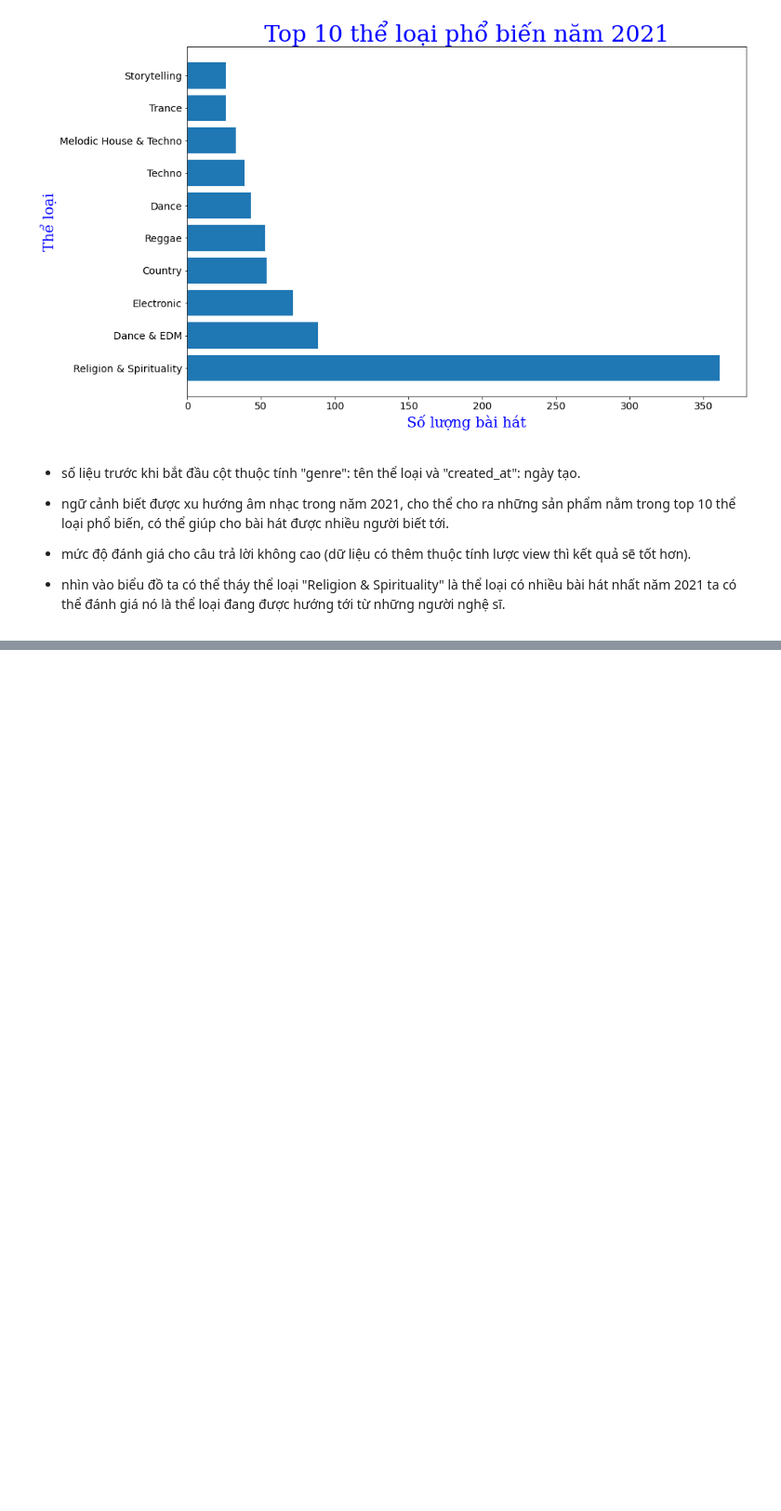
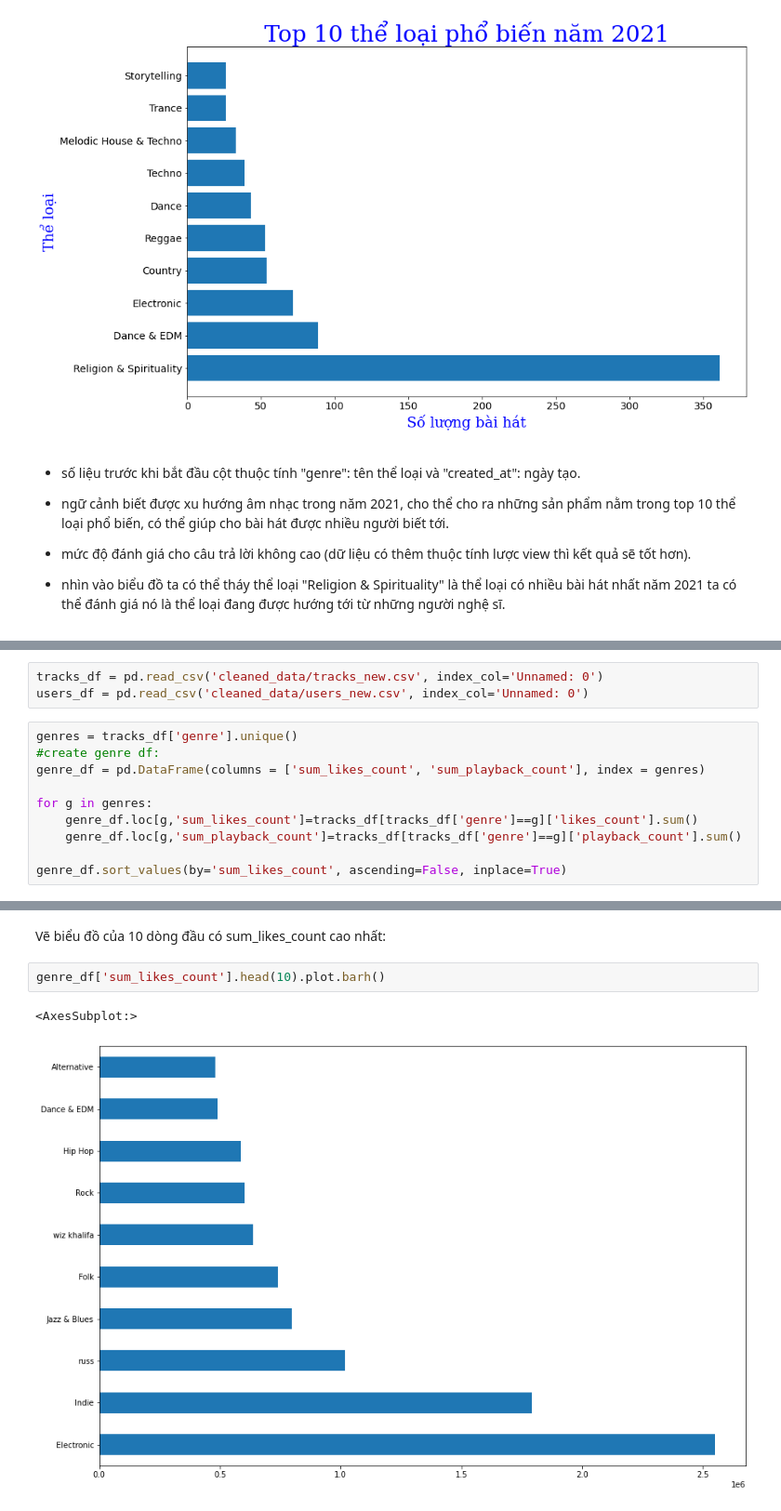
Before and after one commit to khiet-alt/data-analysis, a Jupyter notebook: source.ipynb, the cells around one changed output, grey strips where cells are left out. Shown at 93% size. Saved outputs shown, nothing was run; the diff lists cells and outputs as text; blank space fills up the shorter version.

```diff
--- a/source.ipynb
+++ b/source.ipynb
@@ -320,0 +330,13 @@ plt.show()
+# %%
+tracks_df = pd.read_csv('cleaned_data/tracks_new.csv', index_col='Unnamed: 0')
+users_df = pd.read_csv('cleaned_data/users_new.csv', index_col='Unnamed: 0')
+# %%
+genres = tracks_df['genre'].unique()
+#create genre df:
+genre_df = pd.DataFrame(columns = ['sum_likes_count', 'sum_playback_count'], index = genres)
+
+for g in genres:
+    genre_df.loc[g,'sum_likes_count']=tracks_df[tracks_df['genre']==g]['likes_count'].sum()
+    genre_df.loc[g,'sum_playback_count']=tracks_df[tracks_df['genre']==g]['playback_count'].sum()
+
+genre_df.sort_values(by='sum_likes_count', ascending=False, inplace=True)
@@ -320,0 +359,7 @@ plt.show()
+# %% [markdown]
+Vẽ biểu đồ của 10 dòng đầu có sum_likes_count cao nhất:
+# %%
+genre_df['sum_likes_count'].head(10).plot.barh()
+# %% [output]
+<AxesSubplot:>
+[figure, added]
```
Also changed, not shown: parts of 14 cells of this notebook.
